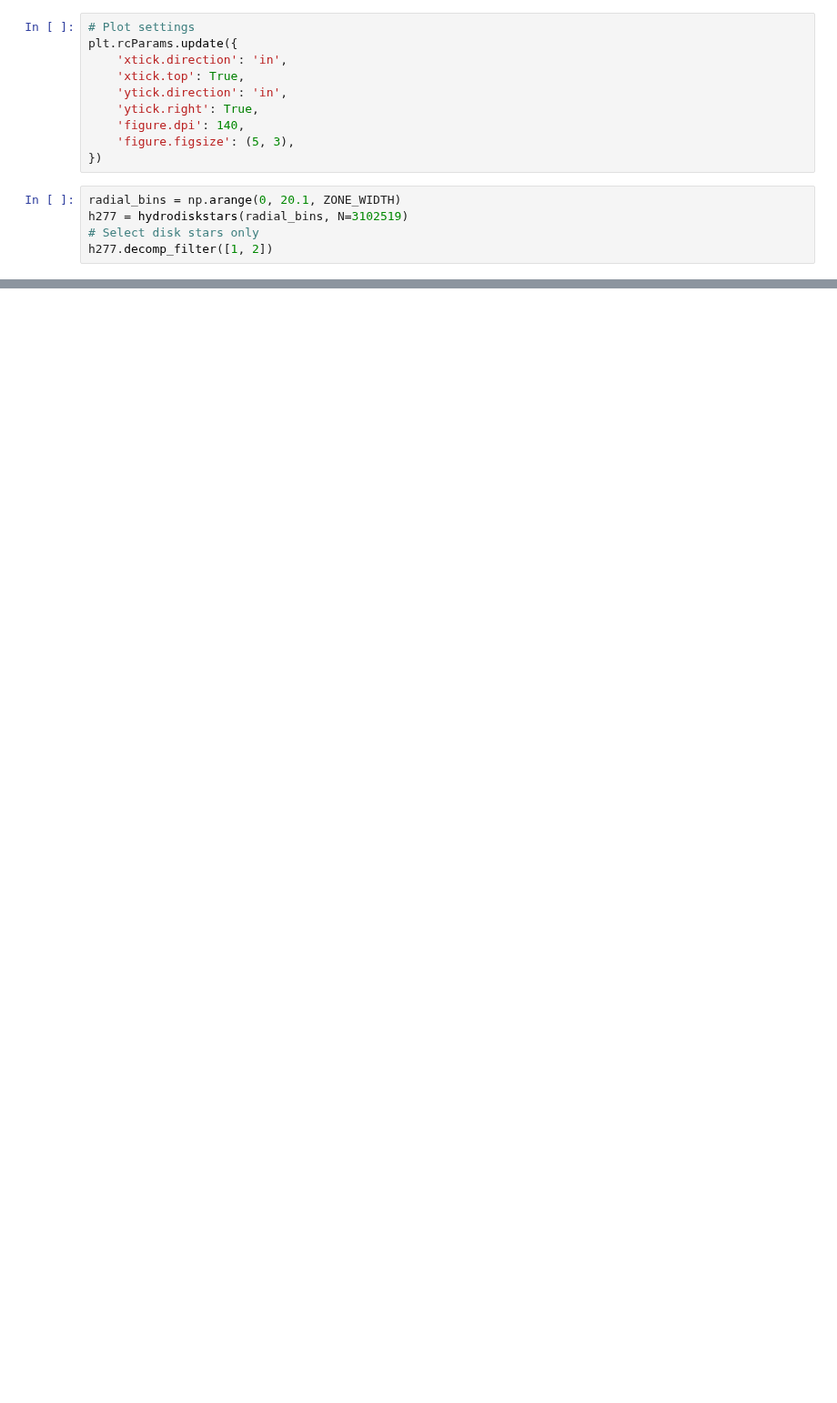
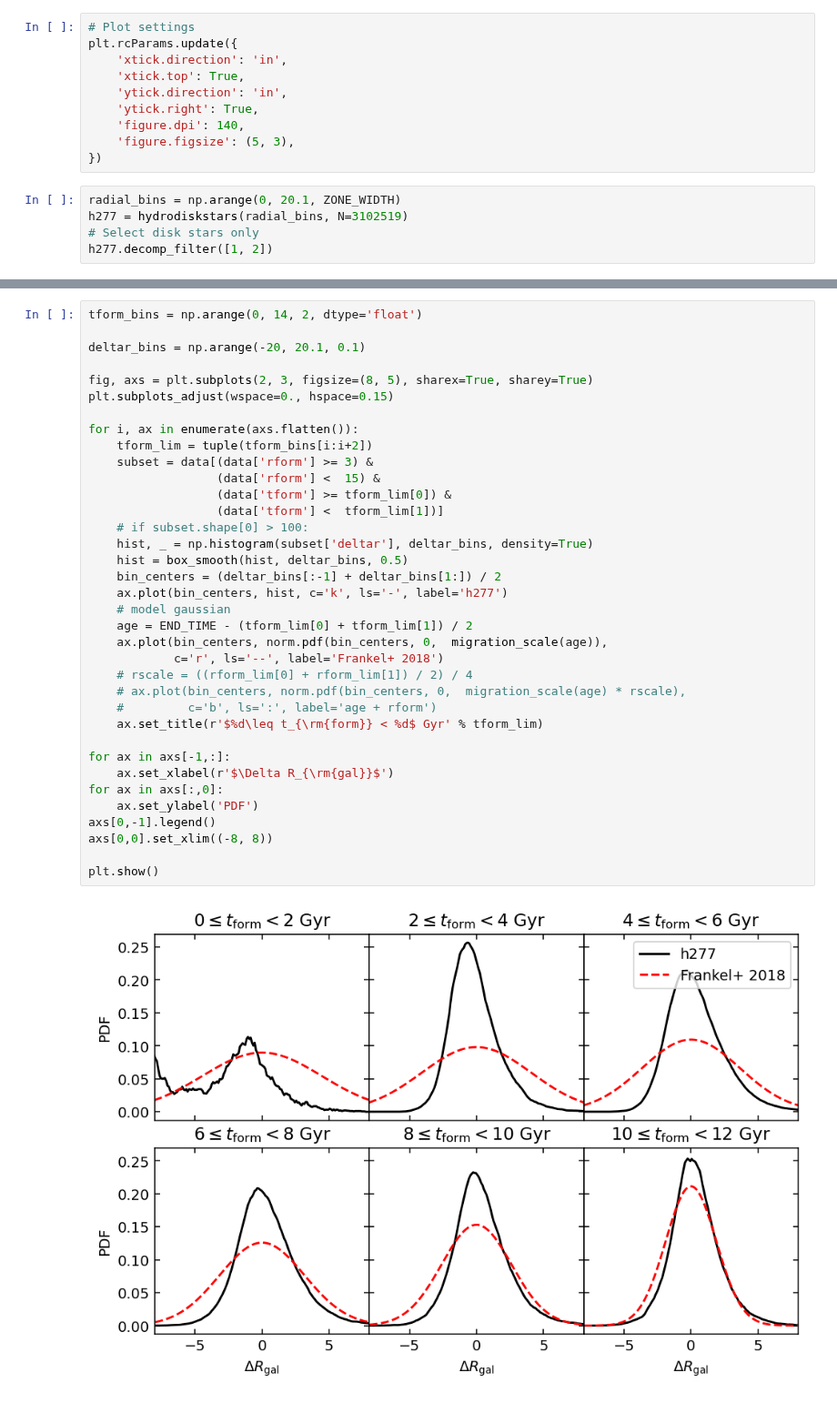
Before and after one commit to lodubay/galactic-dtd, a Jupyter notebook: notebooks/h277_migration.ipynb, the cells around one changed output, grey strips where cells are left out. Shown at 91% size. Drawn from its saved outputs; the diff is of its cells as text; blank space fills up the shorter version.

Commit message:
gaussian fits to h277 radial migration

```diff
--- a/notebooks/h277_migration.ipynb
+++ b/notebooks/h277_migration.ipynb
@@ -46,0 +130,38 @@ data
+# %%
+tform_bins = np.arange(0, 14, 2, dtype='float')
+
+deltar_bins = np.arange(-20, 20.1, 0.1)
+
+fig, axs = plt.subplots(2, 3, figsize=(8, 5), sharex=True, sharey=True)
+plt.subplots_adjust(wspace=0., hspace=0.15)
+
+for i, ax in enumerate(axs.flatten()):
+    tform_lim = tuple(tform_bins[i:i+2])
+    subset = data[(data['rform'] >= 3) &
+                  (data['rform'] <  15) &
+                  (data['tform'] >= tform_lim[0]) &
+                  (data['tform'] <  tform_lim[1])]
+    # if subset.shape[0] > 100:
+    hist, _ = np.histogram(subset['deltar'], deltar_bins, density=True)
+    hist = box_smooth(hist, deltar_bins, 0.5)
+    bin_centers = (deltar_bins[:-1] + deltar_bins[1:]) / 2
+    ax.plot(bin_centers, hist, c='k', ls='-', label='h277')
+    # model gaussian
+    age = END_TIME - (tform_lim[0] + tform_lim[1]) / 2
+    ax.plot(bin_centers, norm.pdf(bin_centers, 0,  migration_scale(age)),
+            c='r', ls='--', label='Frankel+ 2018')
+    # rscale = ((rform_lim[0] + rform_lim[1]) / 2) / 4
+    # ax.plot(bin_centers, norm.pdf(bin_centers, 0,  migration_scale(age) * rscale),
+    #         c='b', ls=':', label='age + rform')
+    ax.set_title(r'$%d\leq t_{\rm{form}} < %d$ Gyr' % tform_lim)
+
+for ax in axs[-1,:]:
+    ax.set_xlabel(r'$\Delta R_{\rm{gal}}$')
+for ax in axs[:,0]:
+    ax.set_ylabel('PDF')
+axs[0,-1].legend()
+axs[0,0].set_xlim((-8, 8))
+
+plt.show()
+# %% [output]
+[figure, added]
```
Also changed, not shown: parts of 17 cells of this notebook, 2 other files.
